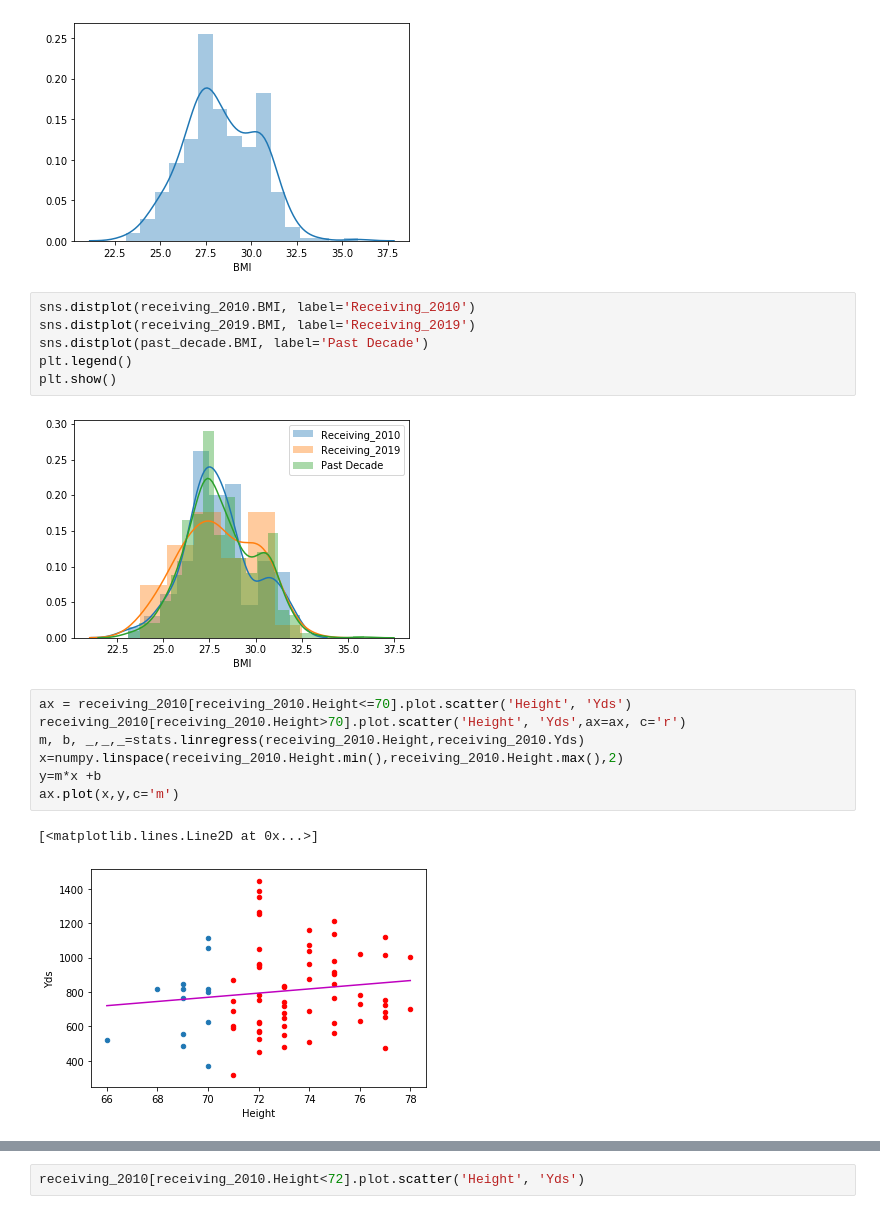
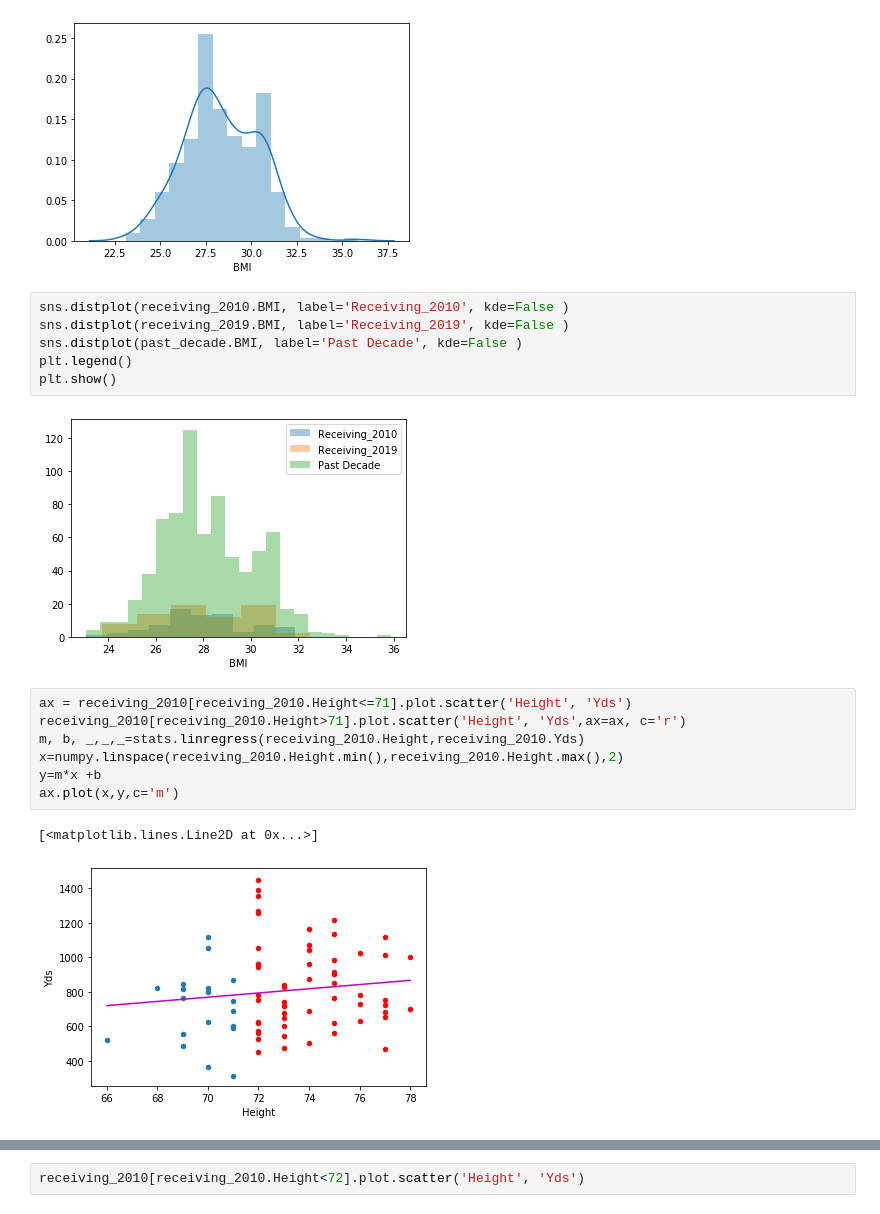
Before and after one commit to shaikh23/Nfl-Analysis, a Jupyter notebook: EDA_receiving_2.ipynb, the cells around one changed output, grey strips where cells are left out. Cells and saved outputs as stored; diff of their text form.

```diff
--- a/EDA_receiving_2.ipynb
+++ b/EDA_receiving_2.ipynb
@@ -109,21 +130,21 @@ sns.distplot(all_players)
 <matplotlib.axes._subplots.AxesSubplot at 0x...>
 [figure]
 # %%
-sns.distplot(receiving_2010.BMI, label='Receiving_2010')
-sns.distplot(receiving_2019.BMI, label='Receiving_2019')
-sns.distplot(past_decade.BMI, label='Past Decade')
+sns.distplot(receiving_2010.BMI, label='Receiving_2010', kde=False )
+sns.distplot(receiving_2019.BMI, label='Receiving_2019', kde=False )
+sns.distplot(past_decade.BMI, label='Past Decade', kde=False )
 plt.legend()
 plt.show()
 # %% [output]
-[figure, old version]
+[figure, new version]
 # %%
-ax = receiving_2010[receiving_2010.Height<=70].plot.scatter('Height', 'Yds')
-receiving_2010[receiving_2010.Height>70].plot.scatter('Height', 'Yds',ax=ax, c='r')
+ax = receiving_2010[receiving_2010.Height<=71].plot.scatter('Height', 'Yds')
+receiving_2010[receiving_2010.Height>71].plot.scatter('Height', 'Yds',ax=ax, c='r')
 m, b, _,_,_=stats.linregress(receiving_2010.Height,receiving_2010.Yds)
 x=numpy.linspace(receiving_2010.Height.min(),receiving_2010.Height.max(),2)
 y=m*x +b
 ax.plot(x,y,c='m')
 # %% [output]
 [<matplotlib.lines.Line2D at 0x...>]
-[figure, old version]
+[figure, new version]
 # %%
```
Also changed, not shown: parts of 17 cells of this notebook.
